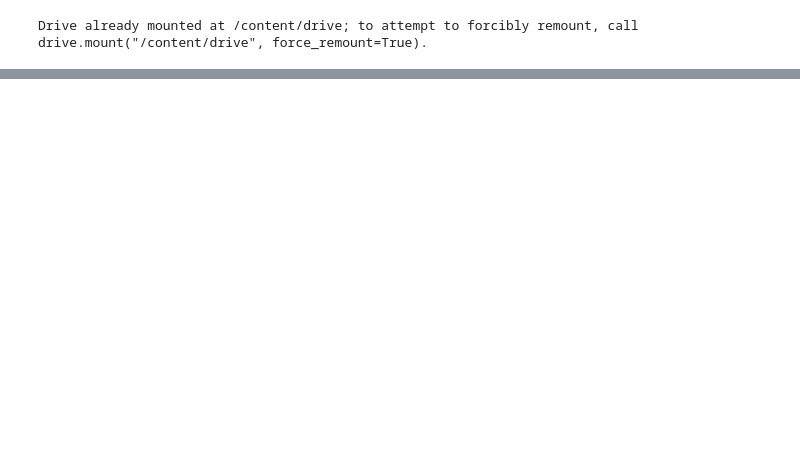
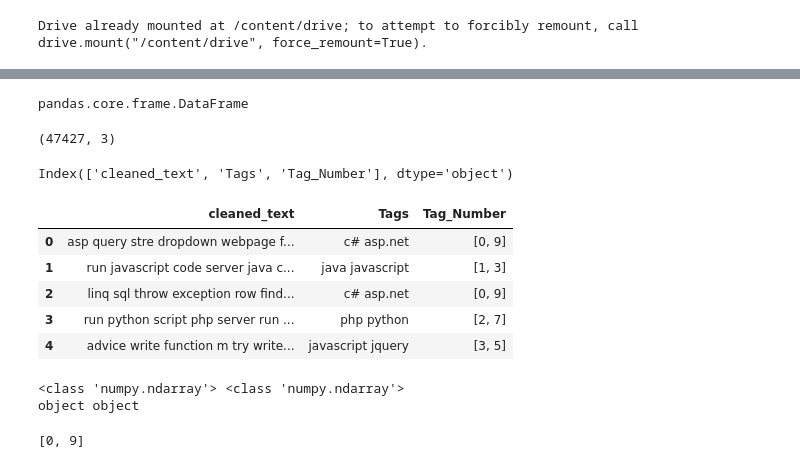
Before and after one commit to parimalakettymuthu/SupervisedLearning-ML-Projects, a Jupyter notebook: StackExchange_WordEmbedding_MultiLabelClassification.ipynb, the cells around one changed output, grey strips where cells are left out. Cells and saved outputs as stored; diff of their text form; code cells hidden in the pictures; blank space fills up the shorter version.

```diff
--- a/StackExchange_WordEmbedding_MultiLabelClassification.ipynb
+++ b/StackExchange_WordEmbedding_MultiLabelClassification.ipynb
@@ -48,0 +53,5 @@ import joblib
+# %%
+#Defined the google drive folders for accessing/saving models related files
+embeddings_folder = Path(basepath)/ 'assignment7/WordEmbeddings'
+data_folder = Path(basepath)/ 'assignment7/MultiLabel_Classification'
+model_saving_folder = Path(basepath)/ 'assignment7/MultiLabel_Classification'
@@ -48,0 +66,32 @@ import joblib
+# %%
+data_cleaned = data_folder/ "df_multilabel_hw_cleaned.joblib"
+stackExchange_dataset = joblib.load(data_cleaned)
+# %%
+type(stackExchange_dataset)
+# %% [output]
+pandas.core.frame.DataFrame
+# %%
+stackExchange_dataset.shape
+# %% [output]
+(47427, 3)
+# %%
+stackExchange_dataset.columns
+# %% [output]
+Index(['cleaned_text', 'Tags', 'Tag_Number'], dtype='object')
+# %%
+stackExchange_dataset.head(5)
+# %% [output]
+|  | cleaned_text | Tags | Tag_Number |
+| 0 | asp query stre dropdown webpage f... | c# asp.net | [0, 9] |
+| 1 | run javascript code server java c... | java javascript | [1, 3] |
+| 2 | linq sql throw exception row find... | c# asp.net | [0, 9] |
+| 3 | run python script php server run ... | php python | [2, 7] |
+| 4 | advice write function m try write... | javascript jquery | [3, 5] |
+# %%
+X = stackExchange_dataset['cleaned_text'].values
+y = stackExchange_dataset['Tag_Number'].values
+print(type(X), type(y))
+print(X.dtype, y.dtype)
+# %% [output]
+<class 'numpy.ndarray'> <class 'numpy.ndarray'>
+object object
@@ -48,0 +104,4 @@ import joblib
+# %%
+stackExchange_dataset['Tag_Number_list'][0]
+# %% [output]
+[0, 9]
```
Also changed, not shown: parts of 37 cells of this notebook.
